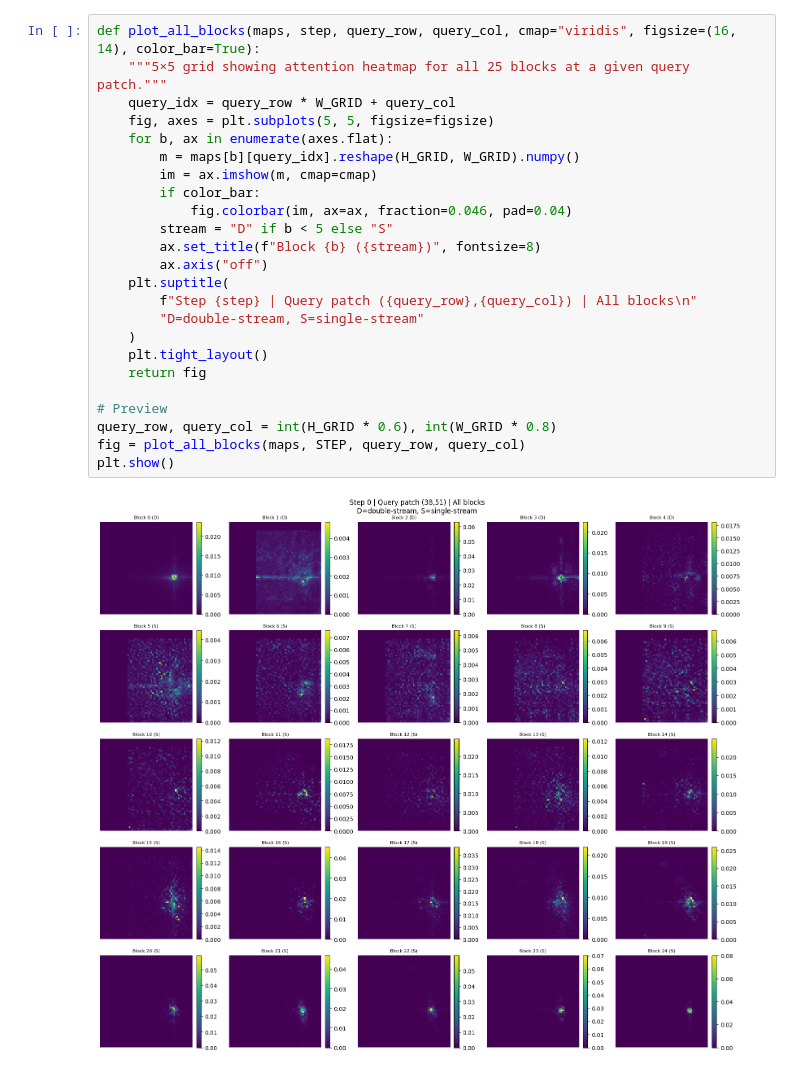
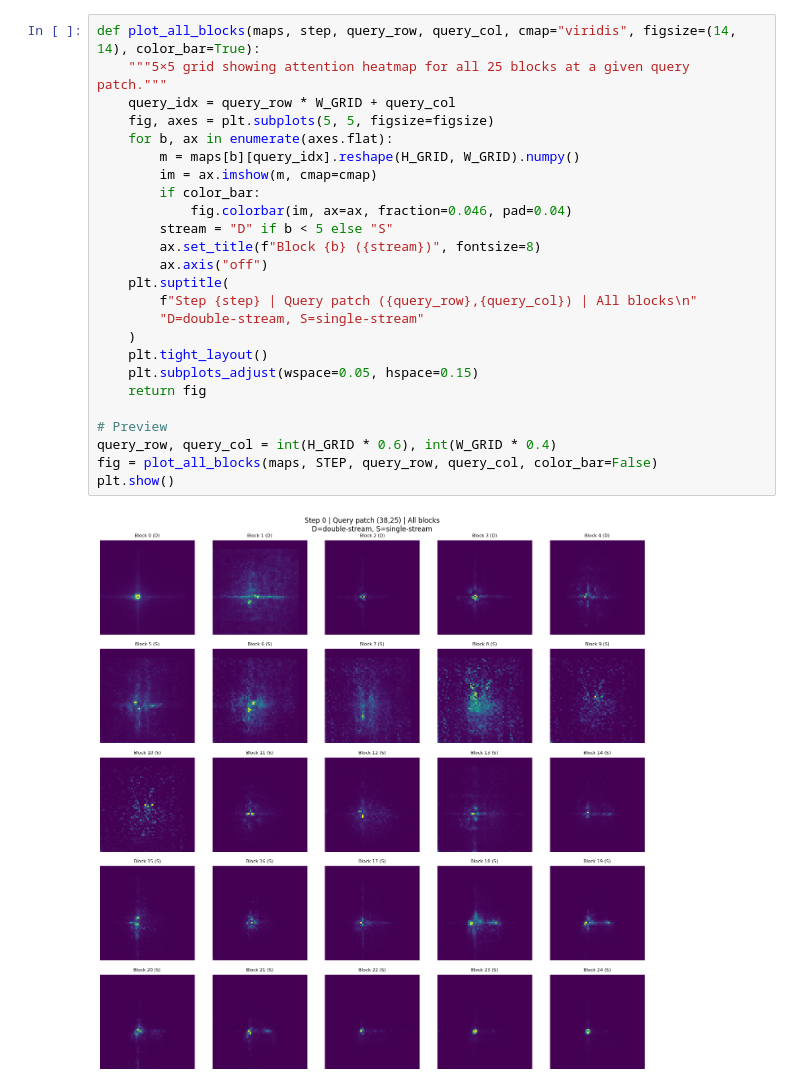
Before and after one commit to yyyyy7105/diffusers_csc2210, a Jupyter notebook: 2210/vis_attn_img.ipynb, the cells around one changed output. Cells and saved outputs as stored; diff of their text form.

```diff
--- a/2210/vis_attn_img.ipynb
+++ b/2210/vis_attn_img.ipynb
@@ -91,26 +92,27 @@ plt.show()
 # %%
-def plot_all_blocks(maps, step, query_row, query_col, cmap="viridis", figsize=(16, 14), color_bar=True):
+def plot_all_blocks(maps, step, query_row, query_col, cmap="viridis", figsize=(14, 14), color_bar=True):
     """5×5 grid showing attention heatmap for all 25 blocks at a given query patch."""
     query_idx = query_row * W_GRID + query_col
     fig, axes = plt.subplots(5, 5, figsize=figsize)
     for b, ax in enumerate(axes.flat):
         m = maps[b][query_idx].reshape(H_GRID, W_GRID).numpy()
         im = ax.imshow(m, cmap=cmap)
         if color_bar:
             fig.colorbar(im, ax=ax, fraction=0.046, pad=0.04)
         stream = "D" if b < 5 else "S"
         ax.set_title(f"Block {b} ({stream})", fontsize=8)
         ax.axis("off")
     plt.suptitle(
         f"Step {step} | Query patch ({query_row},{query_col}) | All blocks\n"
         "D=double-stream, S=single-stream"
     )
     plt.tight_layout()
+    plt.subplots_adjust(wspace=0.05, hspace=0.15)
     return fig
 
 # Preview
-query_row, query_col = int(H_GRID * 0.6), int(W_GRID * 0.8)
-fig = plot_all_blocks(maps, STEP, query_row, query_col)
+query_row, query_col = int(H_GRID * 0.6), int(W_GRID * 0.4)
+fig = plot_all_blocks(maps, STEP, query_row, query_col, color_bar=False)
 plt.show()
 # %% [output]
-[figure, old version]
+[figure, new version]
```
Also changed, not shown: parts of 10 cells of this notebook, 33 other files.
